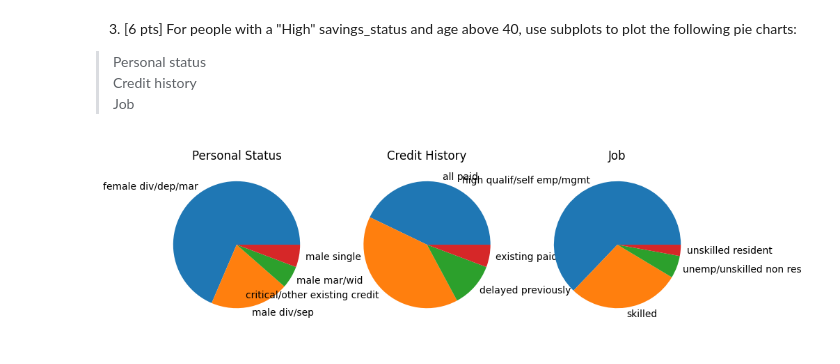
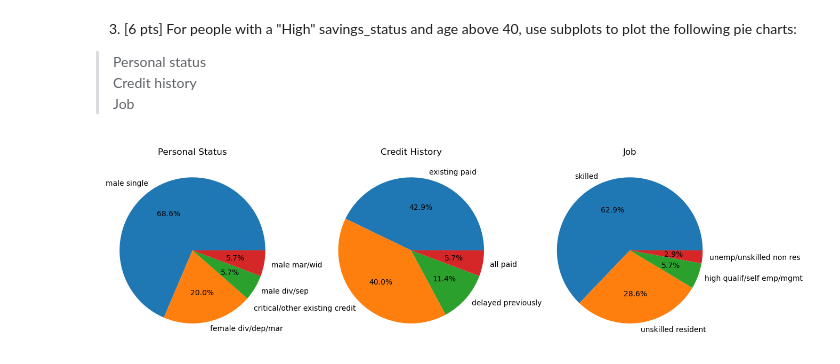
Before and after one commit to mahakanakala/CS210, a Jupyter notebook: hw/hw3/german_credit.ipynb, the cells around one changed output. Drawn from its saved outputs; the diff is of its cells as text; code cells hidden in the pictures.

```diff
--- a/hw/hw3/german_credit.ipynb
+++ b/hw/hw3/german_credit.ipynb
@@ -370,19 +350,19 @@ plt.show()
 # %%
 #3 - for people with a "High" savings_status and age above 40, use subplots to plot the following pie charts: personal status, credit history, and job
 filtered_df = df[(df['savings_status'] == 'High') & (df['age'] > 40)]
-personal = sorted(filtered_df['personal_status'].unique())
-credit = sorted(filtered_df['credit_history'].unique())
-job = sorted(filtered_df['job'].unique())
+personal = ['male single', 'female div/dep/mar', 'male div/sep', 'male mar/wid']
+credit = ['existing paid', 'critical/other existing credit', 'delayed previously', 'all paid']
+job = ['skilled', 'unskilled resident', 'high qualif/self emp/mgmt', 'unemp/unskilled non res']
 
-fig, axes = plt.subplots(1, 3, figsize=(10, 6))
+fig, axes = plt.subplots(1, 3, figsize=(15, 10))
 
 axes[0].set_title('Personal Status')
-axes[0].pie(filtered_df['personal_status'].value_counts().tolist(), labels=personal)
+axes[0].pie(filtered_df['personal_status'].value_counts().tolist(), labels=personal, autopct='%1.1f%%')
 axes[1].set_title('Credit History')
-axes[1].pie(filtered_df['credit_history'].value_counts().tolist(), labels=credit)
+axes[1].pie(filtered_df['credit_history'].value_counts().tolist(), labels=credit, autopct='%1.1f%%')
 axes[2].set_title('Job')
-axes[2].pie(filtered_df['job'].value_counts().tolist(), labels=job)
+axes[2].pie(filtered_df['job'].value_counts().tolist(), labels=job, autopct='%1.1f%%')
 
 plt.show()
 # %% [output]
-[figure, old version]
+[figure, new version]
```
Also changed, not shown: parts of 1 cell of this notebook.
